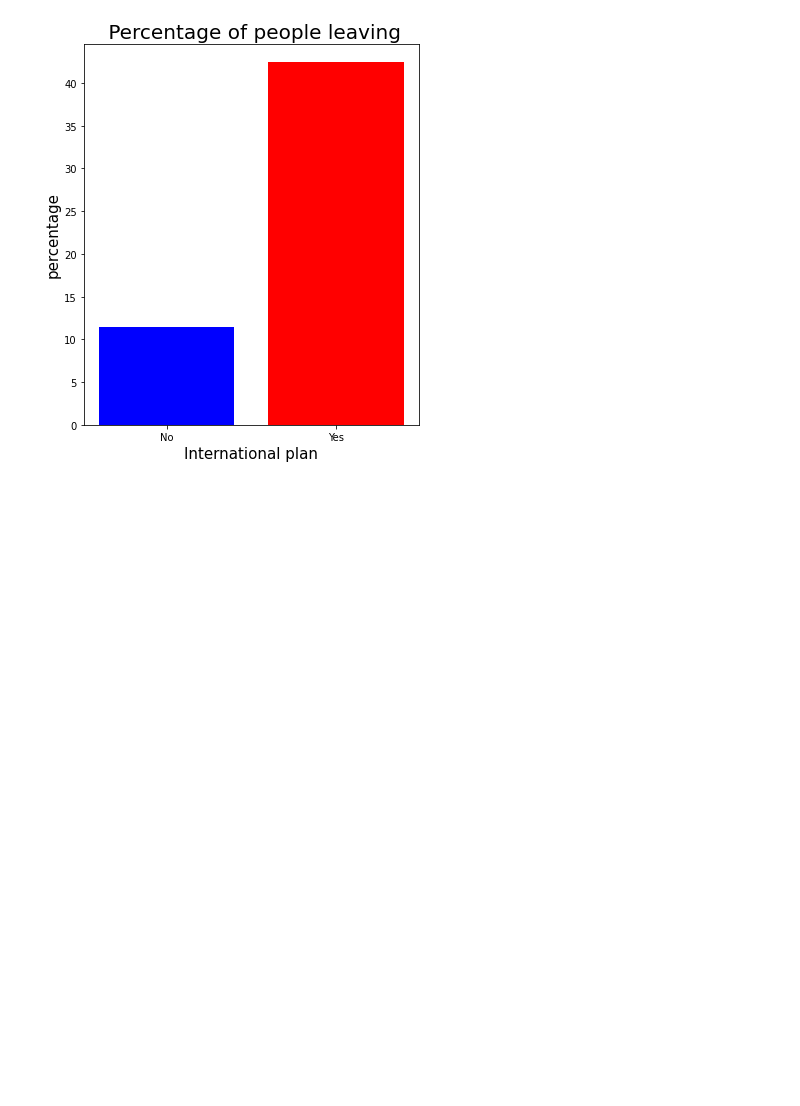
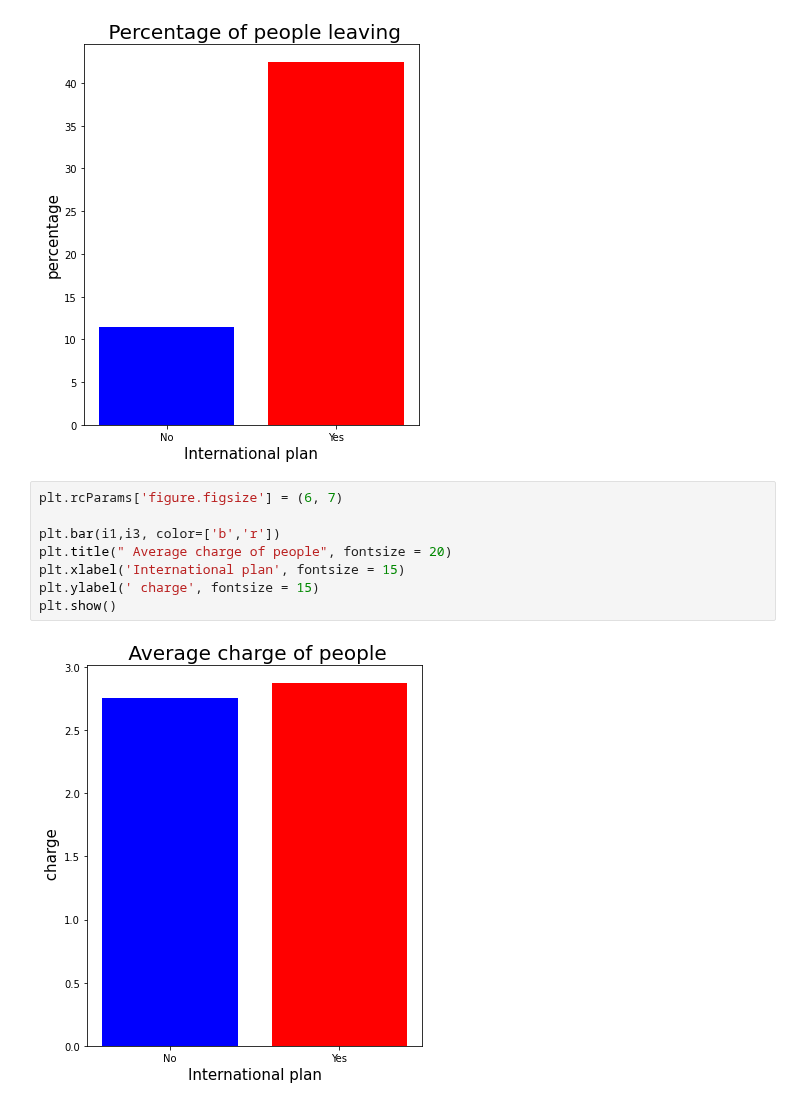
Before and after one commit to Creatrohit9/tele_churn-ANALYSIS, a Jupyter notebook: rohit_bhadauriya_EDA_2Telecom_Churn_Analysis_Capstone_Project.ipynb, the cells around one changed output. Cells and saved outputs as stored; diff of their text form; blank space fills up the shorter version.

```diff
--- a/rohit_bhadauriya_EDA_2Telecom_Churn_Analysis_Capstone_Project.ipynb
+++ b/rohit_bhadauriya_EDA_2Telecom_Churn_Analysis_Capstone_Project.ipynb
@@ -438,3 +438,13 @@ plt.ylabel('percentage', fontsize = 15)
 plt.show()
 # %% [output]
 [figure]
+# %%
+plt.rcParams['figure.figsize'] = (6, 7)
+
+plt.bar(i1,i3, color=['b','r'])
+plt.title(" Average charge of people", fontsize = 20)
+plt.xlabel('International plan', fontsize = 15)
+plt.ylabel(' charge', fontsize = 15)
+plt.show()
+# %% [output]
+[figure, added]
```
Also changed, not shown: parts of 2 cells of this notebook.
